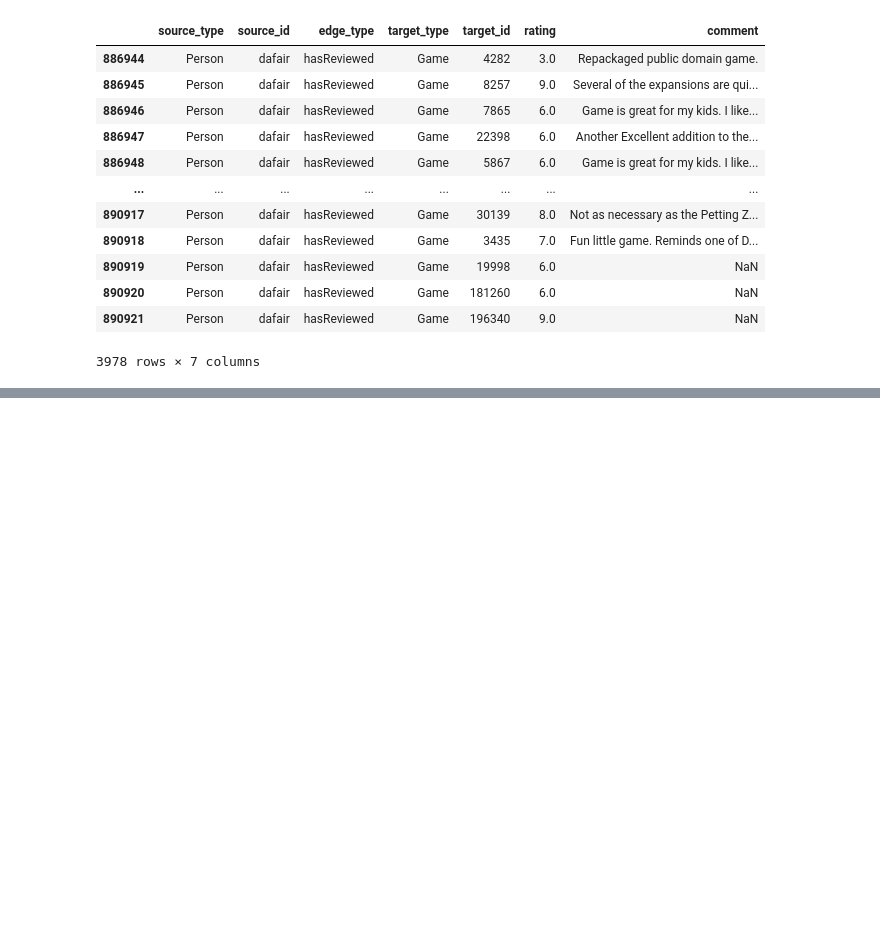
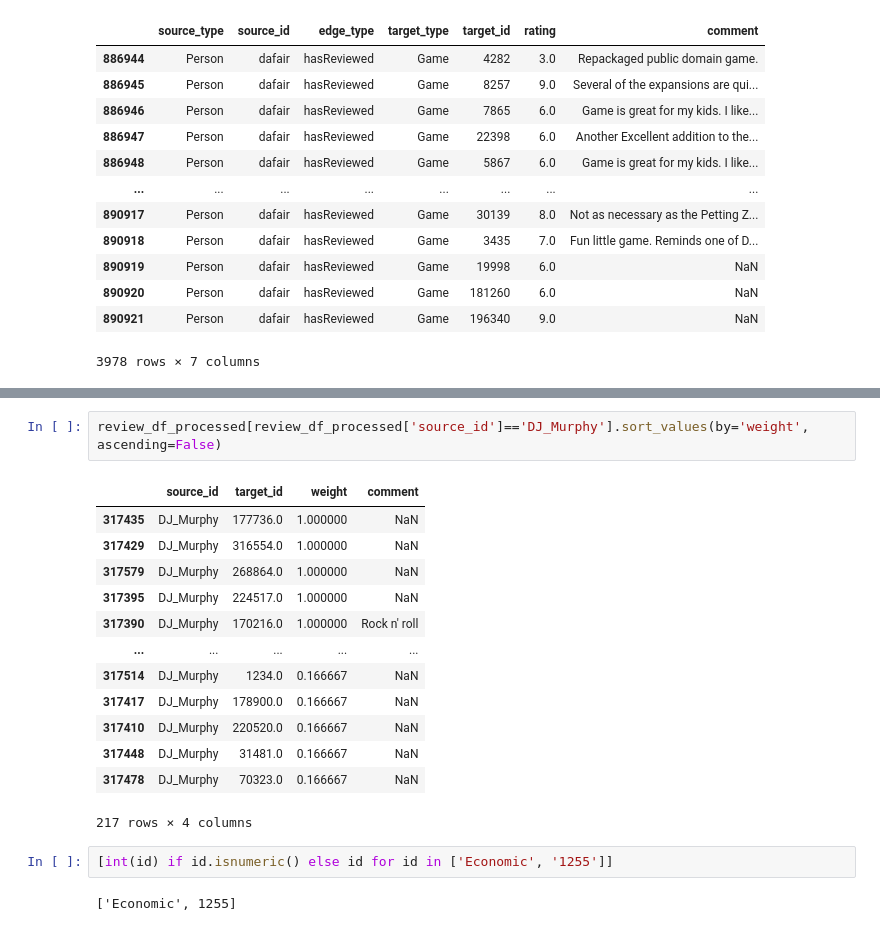
Before and after one commit to c-macmillan/BoardGameRecommender, a Jupyter notebook: notebooks/EDA.ipynb, the cells around one changed output, grey strips where cells are left out. Drawn from its saved outputs; the diff is of its cells as text; blank space fills up the shorter version.

```diff
--- a/notebooks/EDA.ipynb
+++ b/notebooks/EDA.ipynb
@@ -69,0 +152,20 @@ review_df[review_df['source_id']=='dafair']
+# %%
+review_df_processed[review_df_processed['source_id']=='DJ_Murphy'].sort_values(by='weight', ascending=False)
+# %% [output]
+|  | source_id | target_id | weight | comment |
+| 317435 | DJ_Murphy | 177736.0 | 1.000000 | NaN |
+| 317429 | DJ_Murphy | 316554.0 | 1.000000 | NaN |
+| 317579 | DJ_Murphy | 268864.0 | 1.000000 | NaN |
+| 317395 | DJ_Murphy | 224517.0 | 1.000000 | NaN |
+| 317390 | DJ_Murphy | 170216.0 | 1.000000 | Rock n' roll |
+| ... | ... | ... | ... | ... |
+| 317514 | DJ_Murphy | 1234.0 | 0.166667 | NaN |
+| 317417 | DJ_Murphy | 178900.0 | 0.166667 | NaN |
+| 317410 | DJ_Murphy | 220520.0 | 0.166667 | NaN |
+| 317448 | DJ_Murphy | 31481.0 | 0.166667 | NaN |
+| 317478 | DJ_Murphy | 70323.0 | 0.166667 | NaN |
+217 rows × 4 columns
+# %%
+[int(id) if id.isnumeric() else id for id in ['Economic', '1255']]
+# %% [output]
+['Economic', 1255]
```
Also changed, not shown: parts of 17 cells of this notebook, 12 other files.
